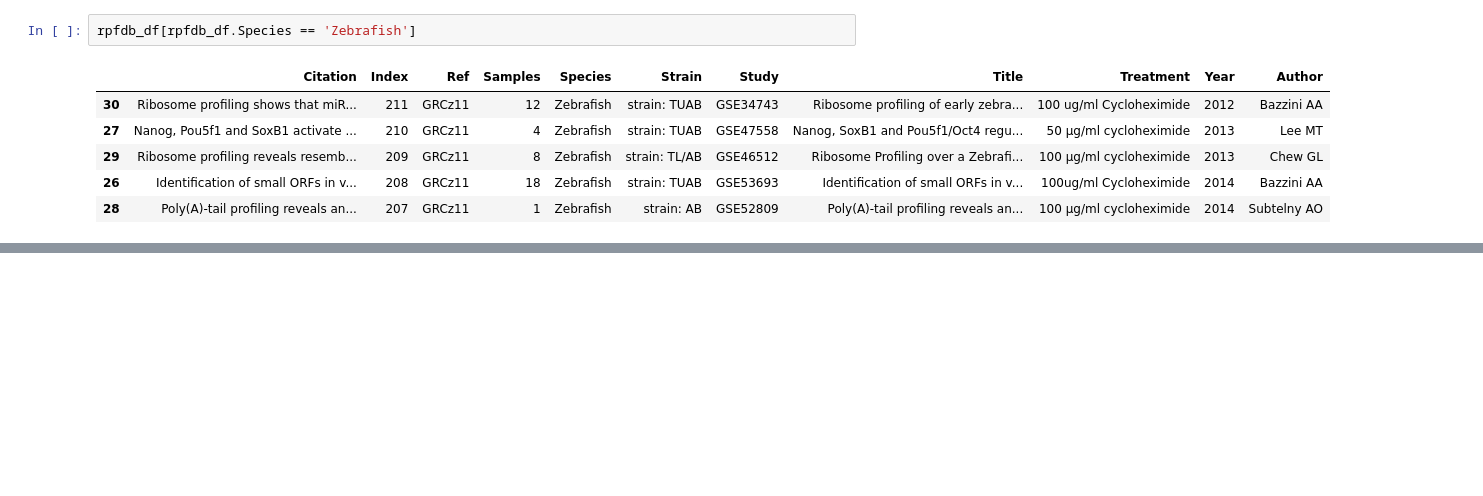
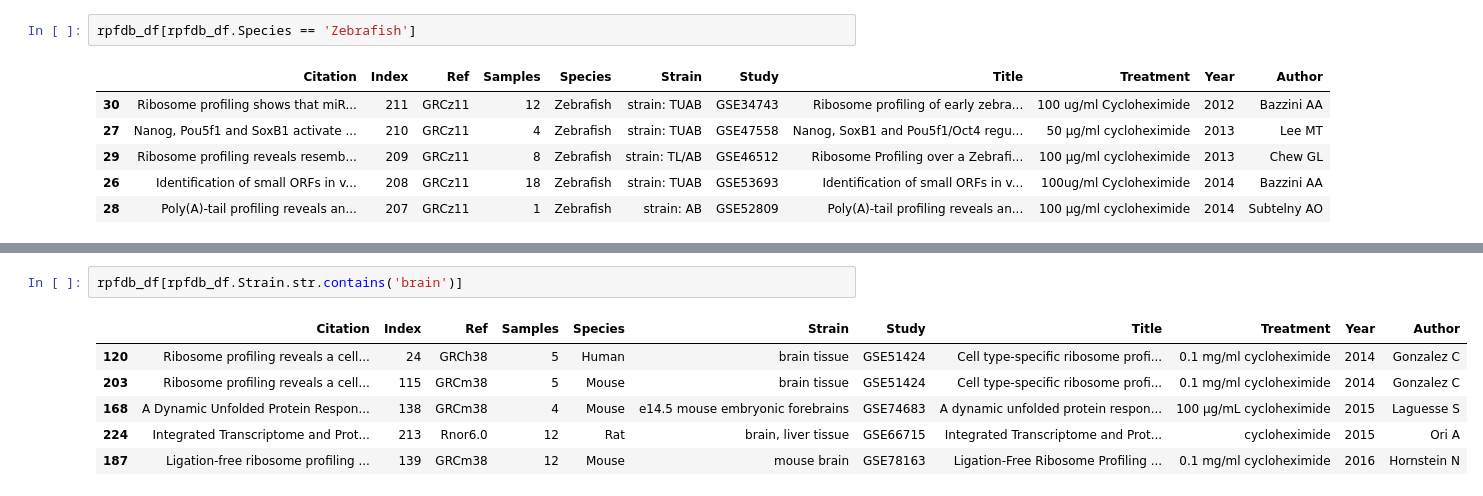
Before and after one commit to saketkc/re-ribo-smk, a Jupyter notebook: notebooks/01. Available Datasets.ipynb, the cells around one changed output, grey strips where cells are left out. Drawn from its saved outputs; the diff is of its cells as text; blank space fills up the shorter version.

```diff
--- a/notebooks/01. Available Datasets.ipynb
+++ b/notebooks/01. Available Datasets.ipynb
@@ -104,0 +179,9 @@ rpfdb_df[rpfdb_df.Species == 'Zebrafish']
+# %%
+rpfdb_df[rpfdb_df.Strain.str.contains('brain')]
+# %% [output]
+|  | Citation | Index | Ref | Samples | Species | Strain | Study | Title | Treatment | Year | Author |
+| 120 | Ribosome profiling reveals a cell... | 24 | GRCh38 | 5 | Human | brain tissue | GSE51424 | Cell type-specific ribosome profi... | 0.1 mg/ml cycloheximide | 2014 | Gonzalez C |
+| 203 | Ribosome profiling reveals a cell... | 115 | GRCm38 | 5 | Mouse | brain tissue | GSE51424 | Cell type-specific ribosome profi... | 0.1 mg/ml cycloheximide | 2014 | Gonzalez C |
+| 168 | A Dynamic Unfolded Protein Respon... | 138 | GRCm38 | 4 | Mouse | e14.5 mouse embryonic forebrains | GSE74683 | A dynamic unfolded protein respon... | 100 µg/mL cycloheximide | 2015 | Laguesse S |
+| 224 | Integrated Transcriptome and Prot... | 213 | Rnor6.0 | 12 | Rat | brain, liver tissue | GSE66715 | Integrated Transcriptome and Prot... | cycloheximide | 2015 | Ori A |
+| 187 | Ligation-free ribosome profiling ... | 139 | GRCm38 | 12 | Mouse | mouse brain | GSE78163 | Ligation-Free Ribosome Profiling ... | 0.1 mg/ml cycloheximide | 2016 | Hornstein N |
```
Also changed, not shown: parts of 12 cells of this notebook.
